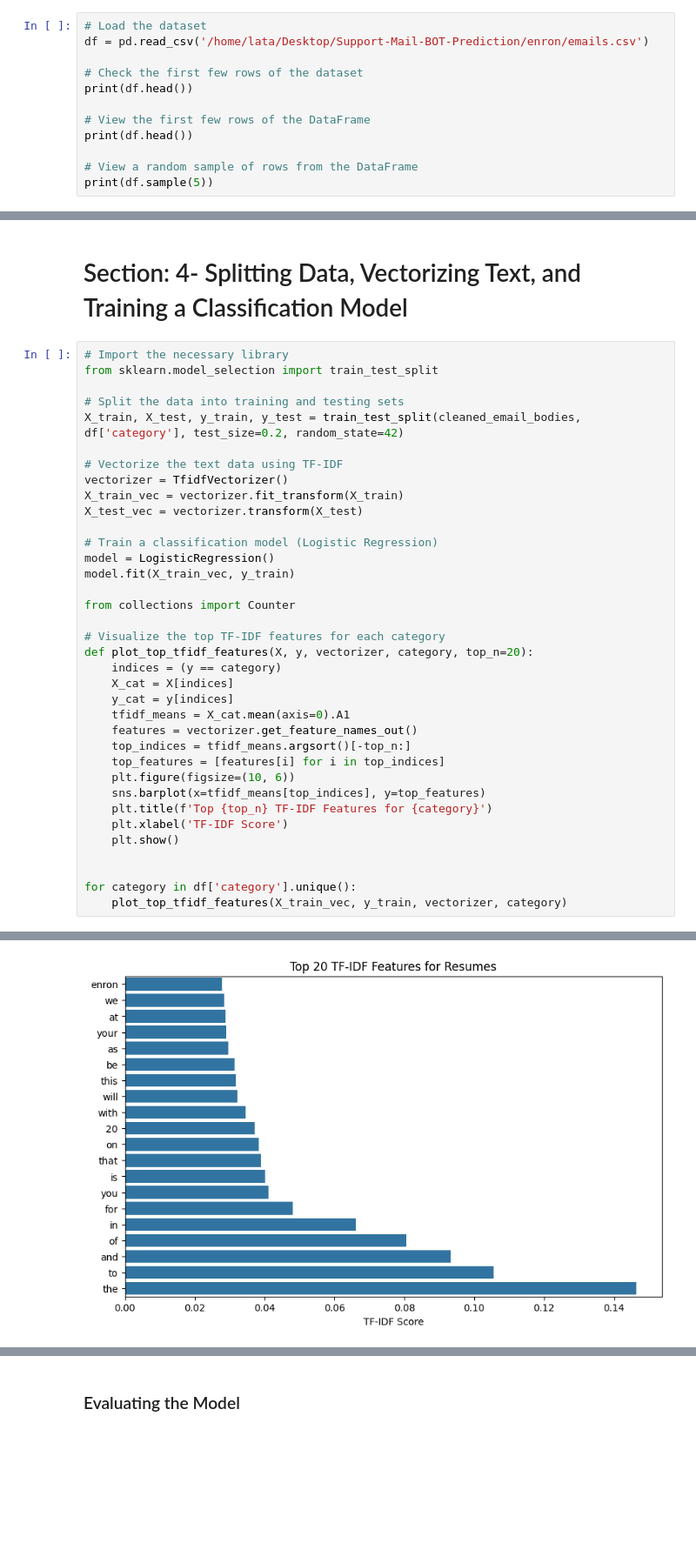
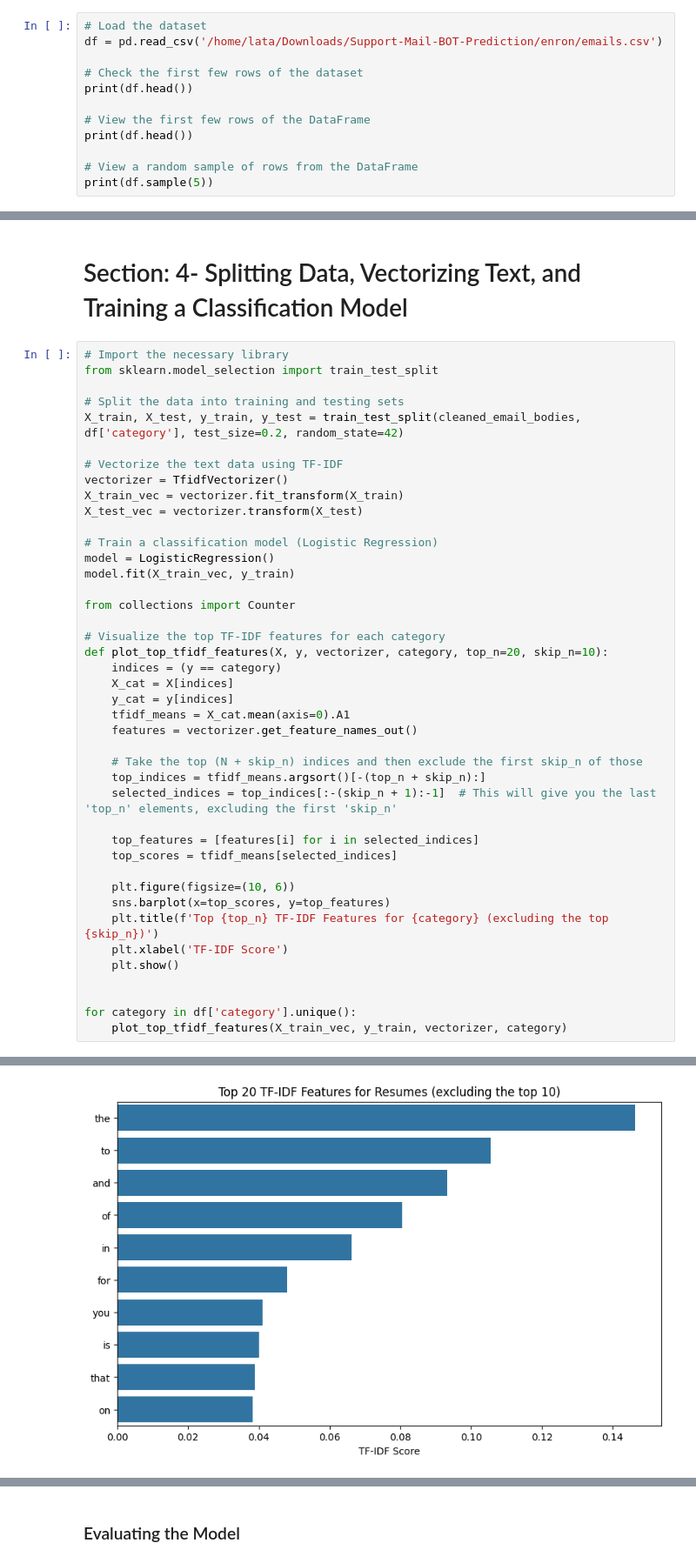
Before and after one commit to lata-11/Support-Mail-BOT-Prediction, a Jupyter notebook: Support_Mail_BOT_Prediction.ipynb, the cells around one changed output, grey strips where cells are left out. Shown: that part at 87% size. Cells and saved outputs as stored; diff of their text form; blank space fills up the shorter version.

```diff
--- a/Support_Mail_BOT_Prediction.ipynb
+++ b/Support_Mail_BOT_Prediction.ipynb
@@ -64,6 +64,6 @@ replace enron/emails.csv? [y]es, [n]o, [A]ll, [N]one, [r]ename: ^C
 # %%
 # Load the dataset
-df = pd.read_csv('/home/lata/Desktop/Support-Mail-BOT-Prediction/enron/emails.csv')
+df = pd.read_csv('/home/lata/Downloads/Support-Mail-BOT-Prediction/enron/emails.csv')
 
 # Check the first few rows of the dataset
 print(df.head())
@@ -274,17 +274,23 @@ model.fit(X_train_vec, y_train)
 from collections import Counter
 
 # Visualize the top TF-IDF features for each category
-def plot_top_tfidf_features(X, y, vectorizer, category, top_n=20):
+def plot_top_tfidf_features(X, y, vectorizer, category, top_n=20, skip_n=10):
     indices = (y == category)
     X_cat = X[indices]
     y_cat = y[indices]
     tfidf_means = X_cat.mean(axis=0).A1
     features = vectorizer.get_feature_names_out()
-    top_indices = tfidf_means.argsort()[-top_n:]
-    top_features = [features[i] for i in top_indices]
+
+    # Take the top (N + skip_n) indices and then exclude the first skip_n of those
+    top_indices = tfidf_means.argsort()[-(top_n + skip_n):]
+    selected_indices = top_indices[:-(skip_n + 1):-1]  # This will give you the last 'top_n' elements, excluding the first 'skip_n'
+
+    top_features = [features[i] for i in selected_indices]
+    top_scores = tfidf_means[selected_indices]
+
     plt.figure(figsize=(10, 6))
-    sns.barplot(x=tfidf_means[top_indices], y=top_features)
-    plt.title(f'Top {top_n} TF-IDF Features for {category}')
+    sns.barplot(x=top_scores, y=top_features)
+    plt.title(f'Top {top_n} TF-IDF Features for {category} (excluding the top {skip_n})')
     plt.xlabel('TF-IDF Score')
     plt.show()
 
@@ -305 +311 @@ Please also refer to the documentation for alternative solver options:
-[figure, old version]
+[figure, new version]
```
Also changed, not shown: parts of 3 cells of this notebook, 3 other files.
